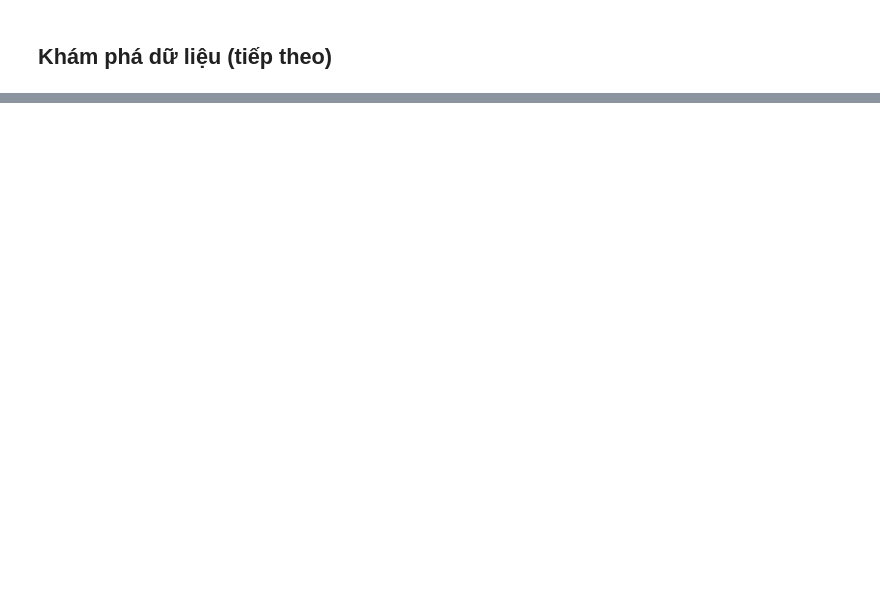
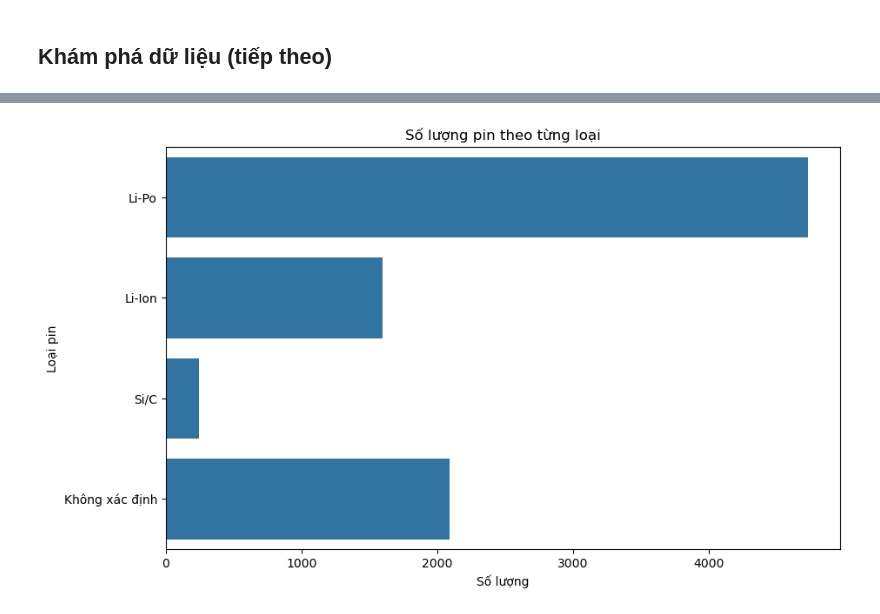
Before and after one commit to Yogurt01/G2_IntroToDataScience_CQ2022-21_Lab, a Jupyter notebook: notebooks/2.2-data-exploring.ipynb, the cells around one changed output, grey strips where cells are left out. Saved outputs shown, nothing was run; the diff lists cells and outputs as text; code cells hidden in the pictures; blank space fills up the shorter version.

```diff
--- a/notebooks/2.2-data-exploring.ipynb
+++ b/notebooks/2.2-data-exploring.ipynb
@@ -281,0 +547,18 @@ cat_col_info_df
+# %%
+# In ra số lượng Nan
+missing_values = data['loai_pin'].isnull().sum()
+if missing_values == 0:
+    print("No missing values found")
+else:
+    print(f"Found {missing_values} missing values")
+
+# Thêm giá trị 'Không xác định' vào các kiểu pin
+data['loai_pin'] = data['loai_pin'].cat.add_categories('Không xác định')
+
+# Đối với các kiểu pin bị thiếu giá trị, ta sẽ điền giá trị là 'Không xác định'
+data['loai_pin'] = data['loai_pin'].fillna('Không xác định')
+
+# Xem số lượng các giá trị khác nhau của cột 'pin' và số lượng của mỗi giá trị
+n_pins = data['loai_pin'].nunique()
+print(f"Number of batteries: {n_pins}")
+print(data['loai_pin'].value_counts())
@@ -281,0 +574,10 @@ cat_col_info_df
+# %%
+# Trừ loại pin 'Không xác định', ta sẽ trực quan hóa số lượng pin theo từng loại pin
+plt.figure(figsize=(10, 6))
+sns.countplot(y='loai_pin', data=data, order=data[data['loai_pin'] != 'Không xác định']['loai_pin'].value_counts().index)
+plt.title('Số lượng pin theo từng loại')
+plt.xlabel('Số lượng')
+plt.ylabel('Loại pin')
+plt.show()
+# %% [output]
+[figure, added]
```
Also changed, not shown: parts of 31 cells of this notebook.
